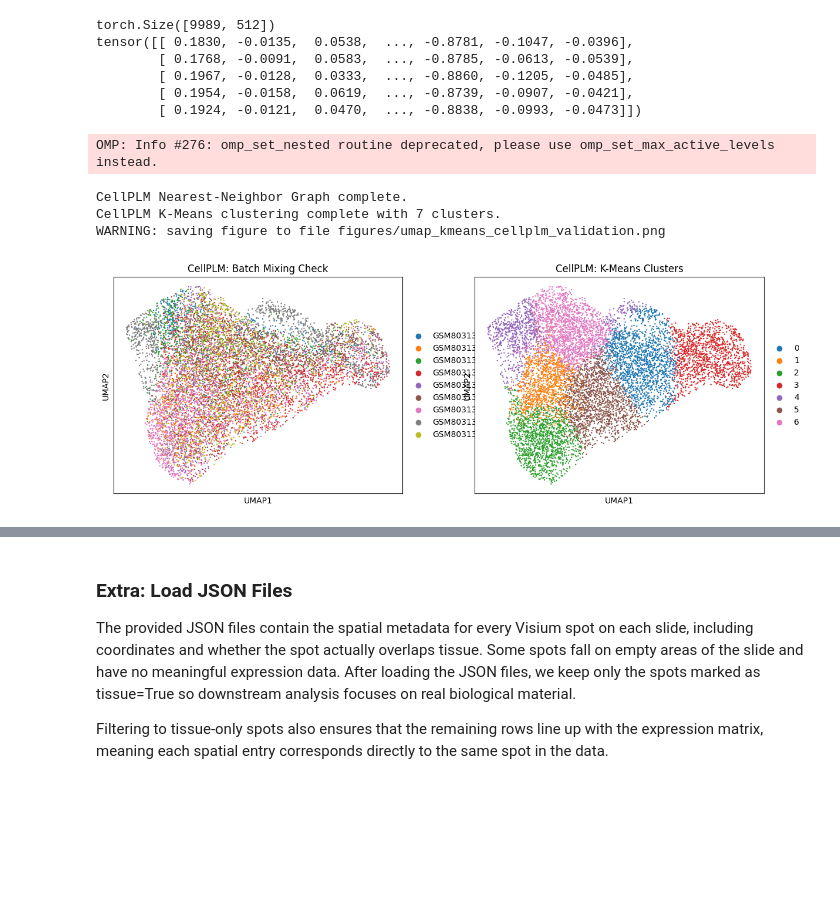
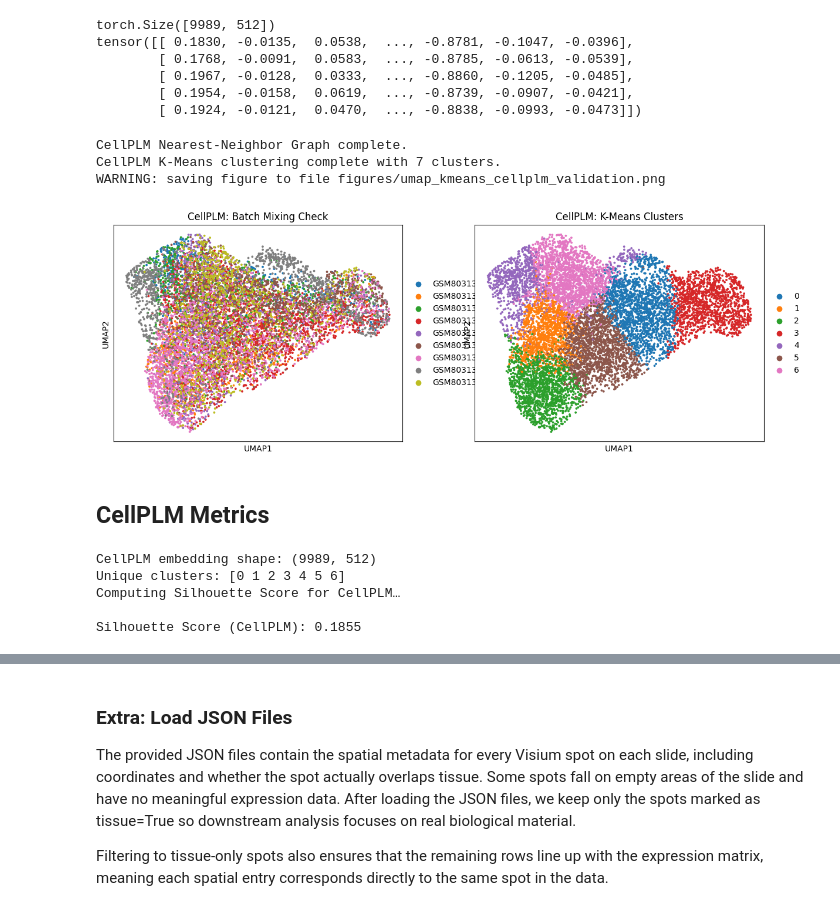
Before and after one commit to josephletobar/parkinsons-spatial-transcriptomics, a Jupyter notebook: parkinsons_analysis_cellplm.ipynb, the cells around one changed output, grey strips where cells are left out. Saved outputs shown, nothing was run; the diff lists cells and outputs as text; code cells hidden in the pictures; blank space fills up the shorter version.

Commit message:
compute metrics for CellPLM

```diff
--- a/parkinsons_analysis_cellplm.ipynb
+++ b/parkinsons_analysis_cellplm.ipynb
@@ -136,35 +136,82 @@ print("CellPLM Nearest-Neighbor Graph complete.")
 # Use the CellPLM embeddings as input
 X_input = adata.obsm['X_cellplm']
 
 n_clusters_to_use = 7
 
 from sklearn.cluster import KMeans
 import numpy as np
 
 kmeans = KMeans(n_clusters=n_clusters_to_use, random_state=0, n_init='auto')
 
 # Store results in a UNIQUE column for CellPLM
 adata.obs['kmeans_cellplm'] = kmeans.fit_predict(X_input).astype(str)
 
 print(f"CellPLM K-Means clustering complete with {n_clusters_to_use} clusters.")
 
 # Run UMAP
 # UMAP relies on the CellPLM-based Graph calculated above
 sc.tl.umap(adata)
 
 # Generate Validation Plot
 sc.pl.umap(
     adata,
     # CRITICAL FIX: Color by the NEW 'kmeans_cellplm' column, not the old 'kmeans'
     color=['batch', 'kmeans_cellplm'],
     ncols=2,
     # Update filename to avoid overwriting the Harmony plot
     save='_kmeans_cellplm_validation.png',
+    size=30,
     title=['CellPLM: Batch Mixing Check', 'CellPLM: K-Means Clusters']
 )
 # %% [output]
-OMP: Info #276: omp_set_nested routine deprecated, please use omp_set_max_active_levels instead.
+CellPLM Nearest-Neighbor Graph complete.
+CellPLM K-Means clustering complete with 7 clusters.
+WARNING: saving figure to file figures/umap_kmeans_cellplm_validation.png
-CellPLM Nearest-Neighbor Graph complete.
-CellPLM K-Means clustering complete with 7 clusters.
-WARNING: saving figure to file figures/umap_kmeans_cellplm_validation.png
-[figure, old version]
+[figure, new version]
+# %% [markdown]
+## CellPLM Metrics
+# %%
+################################################################
+# SILHOUETTE SCORE — CELLPLM EMBEDDING
+#
+# Measures how well the CellPLM clusters separate in 512-D space.
+#
+# Higher score = better separation between clusters.
+################################################################
+
+from sklearn.metrics import silhouette_score
+import numpy as np
+
+# -------------------------------------------------------------
+# 1. Extract the CellPLM embedding (512-dimensional).
+#    Shape: (n_spots, 512)
+# -------------------------------------------------------------
+X_cell = adata.obsm["X_cellplm"]
+print("CellPLM embedding shape:", X_cell.shape)
+
+# -------------------------------------------------------------
+# 2. Use the CellPLM KMeans labels created earlier.
+#    Convert from strings → integers for sklearn.
+# -------------------------------------------------------------
+labels_cell = adata.obs["kmeans_cellplm"].astype(int).values
+print("Unique clusters:", np.unique(labels_cell))
+
+# -------------------------------------------------------------
+# 3. Compute Silhouette Score.
+#
+#    Interpretation:
+#        • Higher = better cluster separation
+#        • ≈0 = overlapping clusters
+#        • Negative = clusters mixed incorrectly
+# -------------------------------------------------------------
+print("Computing Silhouette Score for CellPLM…")
+
+sil_cellplm = silhouette_score(X_cell, labels_cell, metric="euclidean")
+
+print(f"\nSilhouette Score (CellPLM): {sil_cellplm:.4f}")
+# %% [output]
+CellPLM embedding shape: (9989, 512)
+Unique clusters: [0 1 2 3 4 5 6]
+Computing Silhouette Score for CellPLM…
+
+Silhouette Score (CellPLM): 0.1855
```
Also changed, not shown: parts of 4 cells of this notebook, 2 other files.
